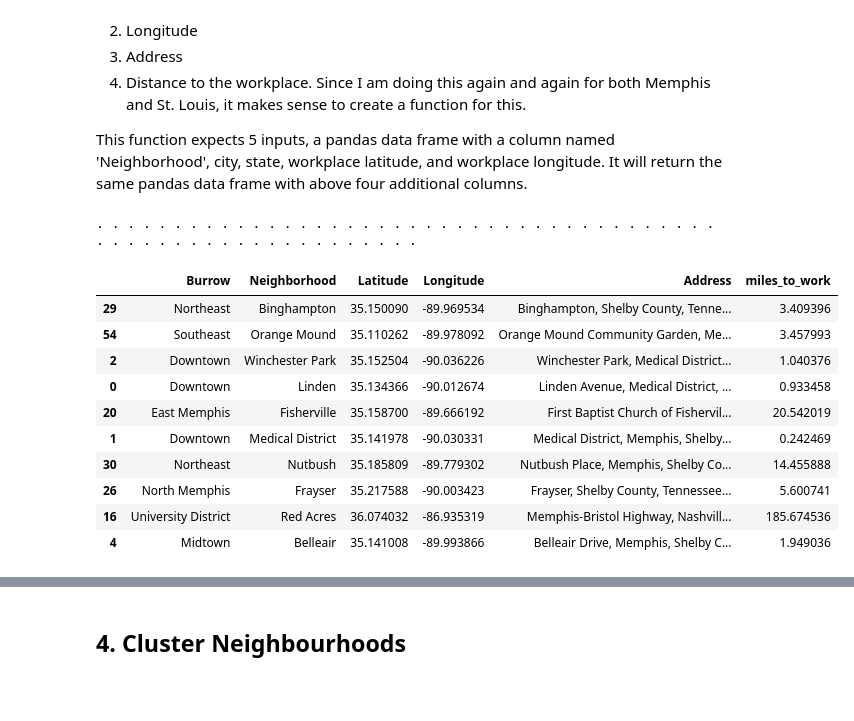
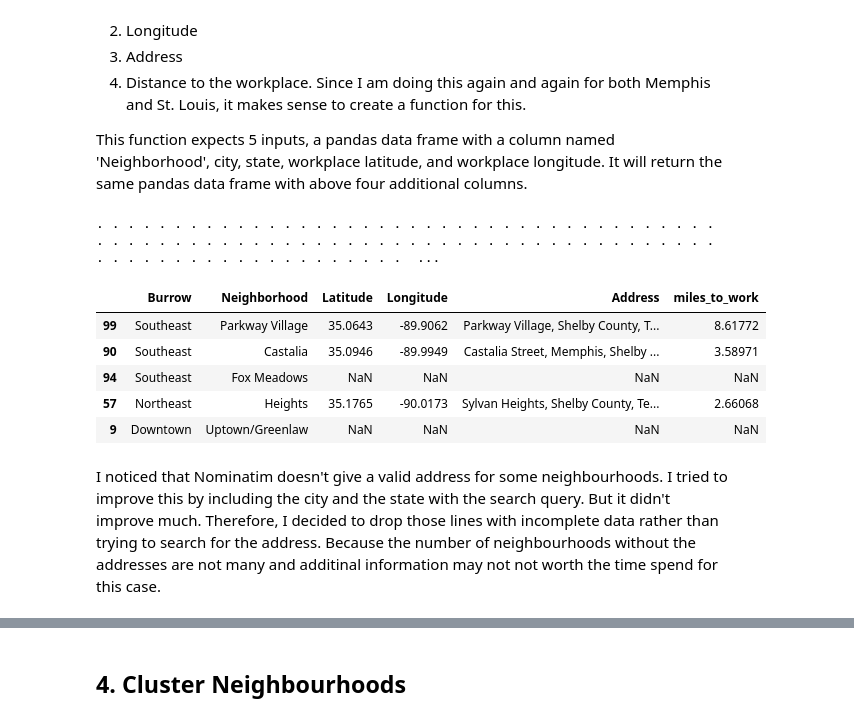
Before and after one commit to sumedhekaru/Analyzing-Neighborhoods, a Jupyter notebook: Battle_of_Neighborhood.ipynb, the cells around one changed output, grey strips where cells are left out. Saved outputs shown, nothing was run; the diff lists cells and outputs as text; code cells hidden in the pictures; blank space fills up the shorter version.

```diff
--- a/Battle_of_Neighborhood.ipynb
+++ b/Battle_of_Neighborhood.ipynb
@@ -240,21 +243,23 @@ def find_lat_lon_dist(df,town,state,lat0,lon0):
   # Return the new dataframe with added columns
   return df
 # %%
-memphis_df = find_lat_lon_dist(memphis_df,'Memphis', 'TN', 35.1389308, -90.0281922)
-memphis_df.sample(n = 10)
+town = 'Memphis'
+state = 'TN'
+lat0 =  35.1389308
+lon0 = -90.0281922
+
+memphis_df = find_lat_lon_dist(memphis_df,town, state, lat0, lon0)
+memphis_df.sample(n = 5) # let's see some random rows
 # %% [output]
-. . . . . . . . . . . . . . . . . . . . . . . . . . . . . . . . . . . . . . . . . . . . . . . . . . . . . . . . . . . . .
+. . . . . . . . . . . . . . . . . . . . . . . . . . . . . . . . . . . . . . . . . . . . . . . . . . . . . . . . . . . . . . . . . . . . . . . . . . . . . . . . . . . . . . . . . . . . . . . . . . . .  ...
 |  | Burrow | Neighborhood | Latitude | Longitude | Address | miles_to_work |
-| 29 | Northeast | Binghampton | 35.150090 | -89.969534 | Binghampton, Shelby County, Tenne... | 3.409396 |
-| 54 | Southeast | Orange Mound | 35.110262 | -89.978092 | Orange Mound Community Garden, Me... | 3.457993 |
-| 2 | Downtown | Winchester Park | 35.152504 | -90.036226 | Winchester Park, Medical District... | 1.040376 |
-| 0 | Downtown | Linden | 35.134366 | -90.012674 | Linden Avenue, Medical District, ... | 0.933458 |
-| 20 | East Memphis | Fisherville | 35.158700 | -89.666192 | First Baptist Church of Fishervil... | 20.542019 |
-| 1 | Downtown | Medical District | 35.141978 | -90.030331 | Medical District, Memphis, Shelby... | 0.242469 |
-| 30 | Northeast | Nutbush | 35.185809 | -89.779302 | Nutbush Place, Memphis, Shelby Co... | 14.455888 |
-| 26 | North Memphis | Frayser | 35.217588 | -90.003423 | Frayser, Shelby County, Tennessee... | 5.600741 |
-| 16 | University District | Red Acres | 36.074032 | -86.935319 | Memphis-Bristol Highway, Nashvill... | 185.674536 |
-| 4 | Midtown | Belleair | 35.141008 | -89.993866 | Belleair Drive, Memphis, Shelby C... | 1.949036 |
+| 99 | Southeast | Parkway Village | 35.0643 | -89.9062 | Parkway Village, Shelby County, T... | 8.61772 |
+| 90 | Southeast | Castalia | 35.0946 | -89.9949 | Castalia Street, Memphis, Shelby ... | 3.58971 |
+| 94 | Southeast | Fox Meadows | NaN | NaN | NaN | NaN |
+| 57 | Northeast | Heights | 35.1765 | -90.0173 | Sylvan Heights, Shelby County, Te... | 2.66068 |
+| 9 | Downtown | Uptown/Greenlaw | NaN | NaN | NaN | NaN |
+# %% [markdown]
+I noticed that Nominatim doesn't give a valid address for some neighbourhoods. I tried to improve this by including the city and the state with the search query. But it didn't improve much. Therefore, I decided to drop those lines with incomplete data rather than trying to search for the address. Because the number of neighbourhoods without the addresses are not many and additinal information may not not worth the time spend for this case.
 # %%
 # let's drop neighborhoods with incomplete info
 memphis_df.replace(["NaN", 'NaT'], np.nan, inplace = True)
```
Also changed, not shown: parts of 63 cells of this notebook.
